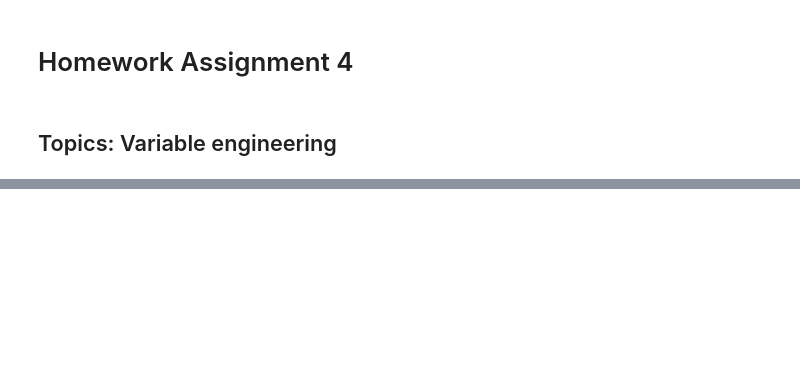
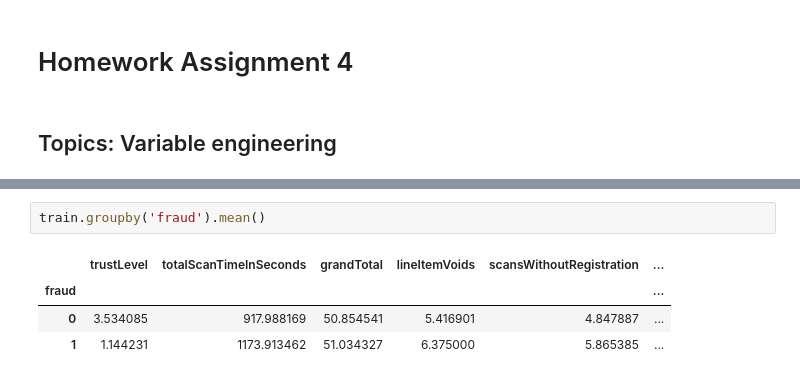
Before and after one commit to Evan-Callaghan/DATA-448-Predictive-Analytics, a Jupyter notebook: Homework Assignments/Homework Assignment 4.ipynb, the cells around one changed output, grey strips where cells are left out. Saved outputs shown, nothing was run; the diff lists cells and outputs as text; blank space fills up the shorter version.

```diff
--- a/Homework Assignments/Homework Assignment 4.ipynb
+++ b/Homework Assignments/Homework Assignment 4.ipynb
@@ -124,0 +89,7 @@ train['lowTrust'] = np.where(train['trustLevel'] <= 2, 1, 0)
+# %%
+train.groupby('fraud').mean()
+# %% [output]
+|  | trustLevel | totalScanTimeInSeconds | grandTotal | lineItemVoids | scansWithoutRegistration | ... |
+| fraud |  |  |  |  |  | ... |
+| 0 | 3.534085 | 917.988169 | 50.854541 | 5.416901 | 4.847887 | ... |
+| 1 | 1.144231 | 1173.913462 | 51.034327 | 6.375000 | 5.865385 | ... |
```
Also changed, not shown: parts of 12 cells of this notebook, 1 other file.
